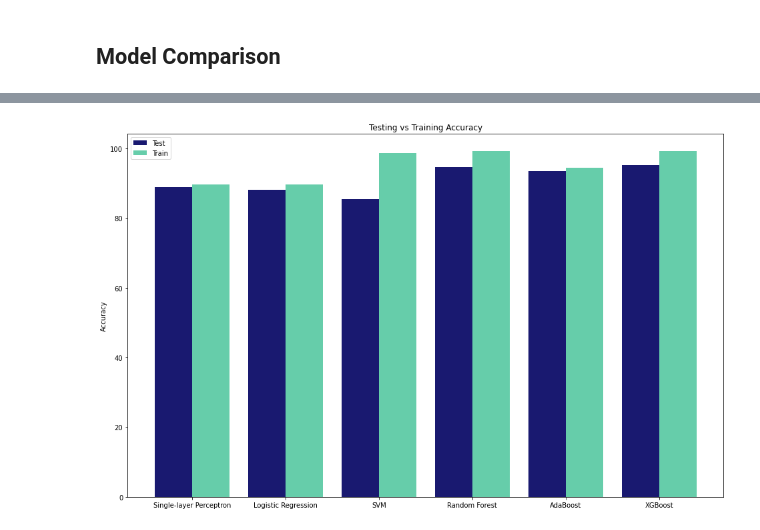
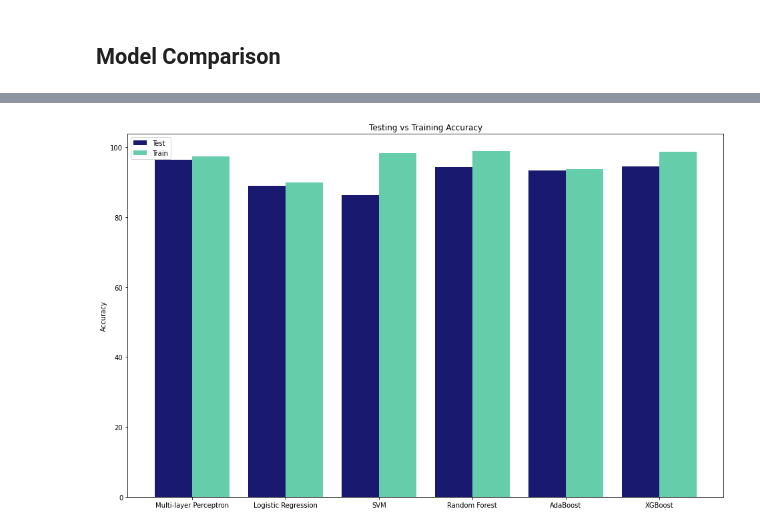
Before and after one commit to DorinBuzilov/2024_MSc_of_DataAnalytics_CA1, a Jupyter notebook: 2024_MSc_of_DataAnalytics_DorinBuzilov_sba20274.ipynb, the cells around one changed output, grey strips where cells are left out. Saved outputs shown, nothing was run; the diff lists cells and outputs as text; code cells hidden in the pictures.

```diff
--- a/2024_MSc_of_DataAnalytics_DorinBuzilov_sba20274.ipynb
+++ b/2024_MSc_of_DataAnalytics_DorinBuzilov_sba20274.ipynb
@@ -101,3 +101,6 @@ df
 | 3148 | 7 | 0 | 11 | 2 | 4695 | 46 | ... |
 | 3149 | 8 | 1 | 11 | 2 | 1792 | 25 | ... |
 3150 rows × 14 columns
+# %%
+df = df.drop("Age", axis='columns')
+df
@@ -103,0 +121,3 @@ df
+# %%
+df = df.drop("Status", axis='columns')
+df
@@ -680,11 +683,11 @@ y_train Shape :  (4248,)
 y_test Shape :  (1062,)
 # %%
 model = Sequential()
-model.add(Dense(units=13, activation='relu', input_dim=13))
+model.add(Dense(units=11, activation='relu', input_dim=11))
 model.add(Dense(units=7, activation='relu', input_dim=7))
 model.add(Dense(units=1, activation='sigmoid'))
 
-history = model.compile(loss='binary_crossentropy', optimizer= keras.optimizers.Adagrad() , metrics='accuracy')
+history = model.compile(loss='binary_crossentropy', optimizer= keras.optimizers.Nadam() , metrics='accuracy')
 history = model.fit(X_train_scaled, y_train, epochs = 250, validation_split=0.2)
 # %% [output]
 Epoch 1/250
@@ -732,0 +736,11 @@ print('%.2f' % result_balanced, "% accuracy")
+# %%
+#Print Train Accuracy
+y_log = model.predict(X_train_scaled)
+y_pred = np.where(y_log > 0.5, 1, 0)
+mlp_train_accuracy = metrics.accuracy_score(y_train, y_pred)*100
+print("Training accuracy = ",mlp_train_accuracy)
+#Print Test Accuracy
+y_log = model.predict(X_test_scaled)
+y_pred = np.where(y_log > 0.5, 1, 0)
+mlp_test_accuracy = metrics.accuracy_score(y_test, y_pred)*100
+print("Testing accuracy = ",mlp_test_accuracy)
@@ -1285,19 +1304,19 @@ model
  'AdaBoost',
  'XGBoost']
 # %%
-label = ['Single-layer Perceptron', 'Logistic Regression', 'SVM', 'Random Forest', 'AdaBoost', 'XGBoost']
-Test = [slp_test_accuracy, lr_test_accuracy*100, SVM_test_accuracy*100, rf_test_accuracy*100, ada_test_accuracy*100, xgb_test_accuracy*100]
-Train = [slp_train_accuracy, lr_train_accuracy*100, SVM_train_accuracy*100, rf_train_accuracy*100, ada_train_accuracy*100, xgb_train_accuracy*100]
+label = ['Multi-layer Perceptron', 'Logistic Regression', 'SVM', 'Random Forest', 'AdaBoost', 'XGBoost']
+Test = [mlp_test_accuracy, lr_test_accuracy*100, SVM_test_accuracy*100, rf_test_accuracy*100, ada_test_accuracy*100, xgb_test_accuracy*100]
+Train = [mlp_train_accuracy, lr_train_accuracy*100, SVM_train_accuracy*100, rf_train_accuracy*100, ada_train_accuracy*100, xgb_train_accuracy*100]
 
 f, ax = plt.subplots(figsize=(16,10))
 X_axis = np.arange(len(label))
 plt.bar(X_axis - 0.2,Test, 0.4, label = 'Test', color=('midnightblue'))
 plt.bar(X_axis + 0.2,Train, 0.4, label = 'Train', color=('mediumaquamarine'))
 
 plt.xticks(X_axis, label)
 plt.ylabel("Accuracy")
 plt.title("Testing vs Training Accuracy")
 plt.legend()
 plt.show()
 # %% [output]
-[figure, old version]
+[figure, new version]
```
Also changed, not shown: parts of 72 cells of this notebook, 3 other files.
